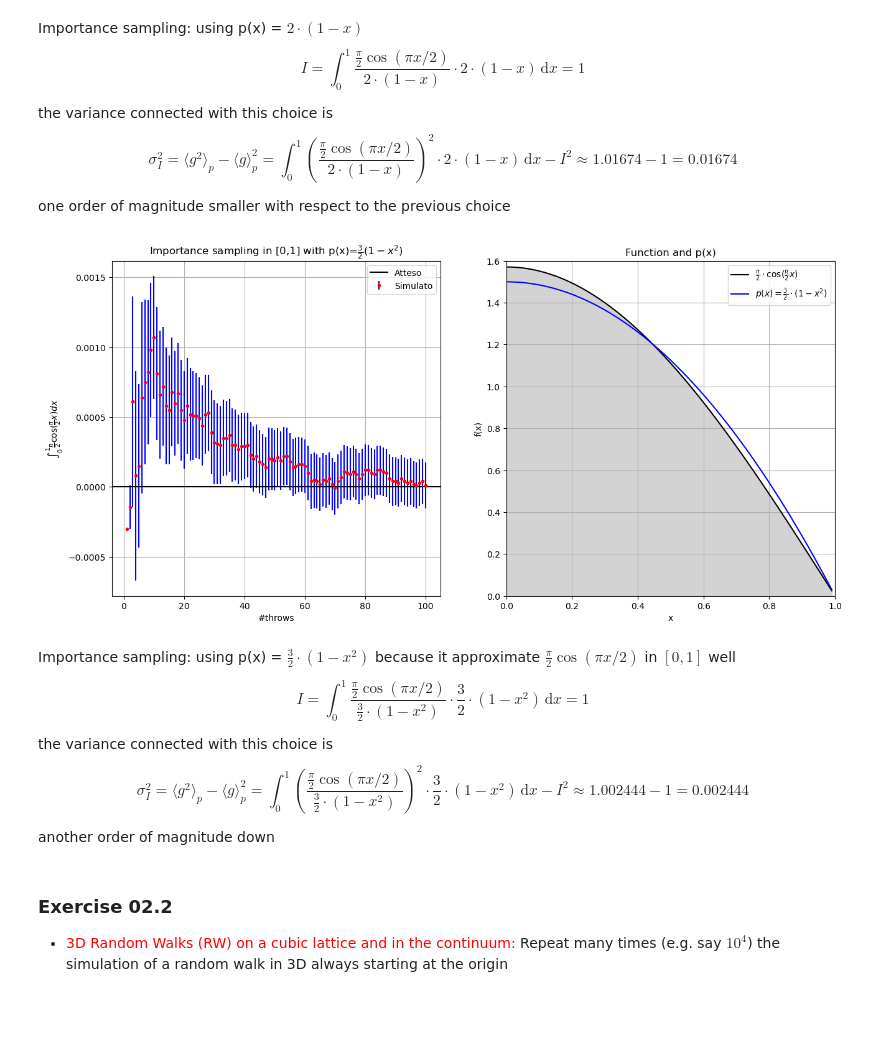
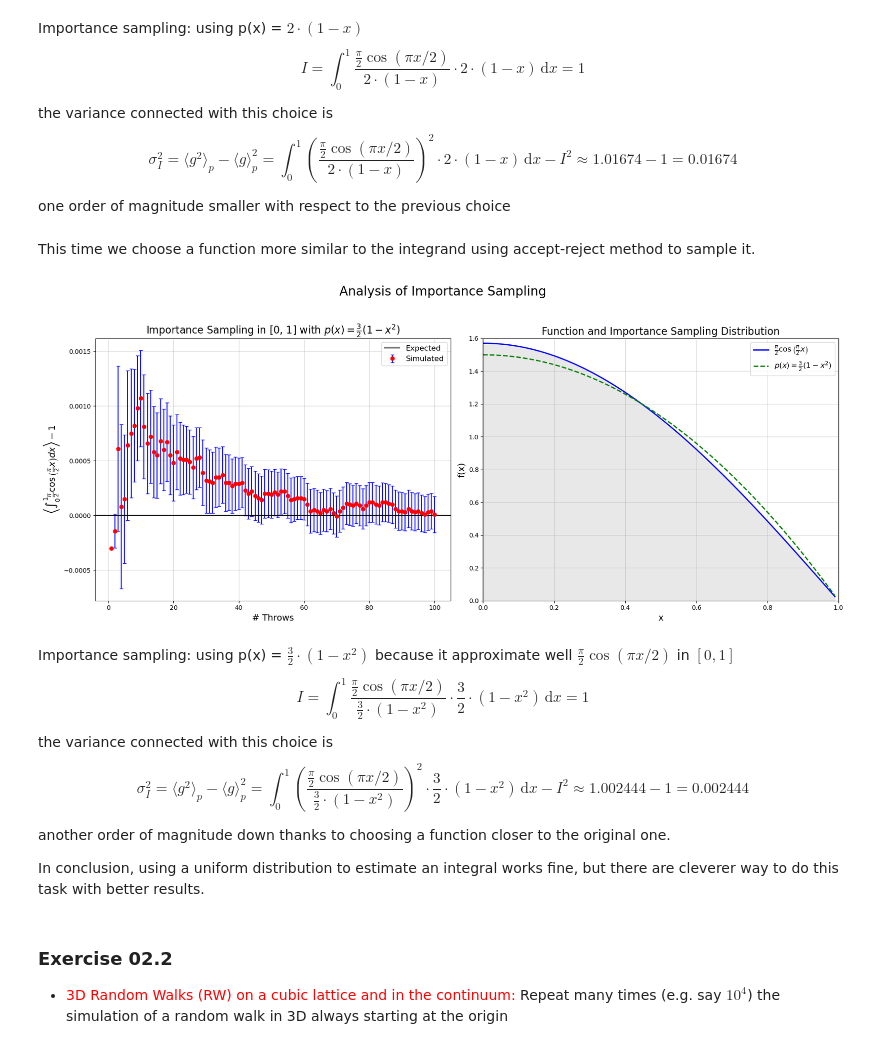
Before and after one commit to JiahaoMiao/LSN, a Jupyter notebook: Lezione_2/LSN_Exercises_02.ipynb, the cells around one changed output. Drawn from its saved outputs; the diff is of its cells as text; code cells hidden in the pictures; blank space fills up the shorter version.

```diff
--- a/Lezione_2/LSN_Exercises_02.ipynb
+++ b/Lezione_2/LSN_Exercises_02.ipynb
@@ -82,40 +117,60 @@ the variance connected with this choice is
 $$\sigma_I^2 = \langle g^2 \rangle_p - \langle g \rangle^2_p = \int_0^1 \left( \frac{\frac{\pi}{2}\cos(\pi x/2)}{2\cdot(1-x)} \right)^2 \cdot 2 \cdot (1-x) \, \mathrm{d}x - I^2 \approx 1.01674 -1 = 0.01674 $$
 
 one order of magnitude smaller with respect to the previous choice
+# %% [markdown]
+This time we choose a function more similar to the integrand using accept-reject method to sample it.
 # %%
-#importance sample with p(x)=3(1-x*x)/2  for x in [0,1]
-fig,(ax1,ax2) = plt.subplots(1,2,figsize=(15,7))
+# Create a figure with two subplots side by side
+fig, (ax1, ax2) = plt.subplots(1, 2, figsize=(18, 8))
 
-x, y , error = np.loadtxt("data/importance_sample2.dat", usecols=(0,1,2), delimiter=' ', unpack='true')
-ax1.errorbar(x,y-1,yerr=error, label='Simulato', color='red',ecolor='blue', fmt='.')
-ax1.axhline(y=0, color='black', linestyle='-', label='Atteso')
-ax1.set(xlabel='#throws', ylabel=r'$\int_0^1 \frac{\pi}{2}\cos(\frac{\pi}{2}x)dx$')
-ax1.set_title(r'Importance sampling in [0,1] with p(x)=$\frac{3}{2}(1-x^2)$')
+# Load data from 'importance_sample2.dat' file for the first subplot
+x, y, error = np.loadtxt("data/importance_sample2.dat", usecols=(0, 1, 2), delimiter=' ', unpack=True)
 
-x = np.arange(0,1,0.01) # generate x values from 0 to 1 with step 1
-ax2.plot(x,np.pi/2*np.cos(np.pi/2*x), label=r'$\frac{\pi}{2} \cdot \cos(\frac{\pi}{2}x)$', color='black')
-ax2.plot(x,3*(1-x*x)/2, color='blue', linestyle='-', label=r'$p(x)=\frac{3}{2} \cdot (1-x^2)$')
-ax2.set(xlabel='x', ylabel='f(x)')
-ax2.set_xlim(0,1)
-ax2.set_ylim(0,1.6)
-ax2.fill_between(x,0,np.pi/2*np.cos(np.pi/2*x), color='lightgrey')
-ax2.set_title('Function and p(x)')
+# First subplot: error bar plot for simulated data
+ax1.errorbar(x, y - 1, yerr=error, label='Simulated', color='red', ecolor='blue', fmt='o', capsize=3)
+ax1.axhline(y=0, color='black', linestyle='-', label='Expected')  # Expected value line at y=0
+ax1.set_xlabel('# Throws', fontsize=14)
+ax1.set_ylabel(r'$\left< \int_0^1 \frac{\pi}{2} \cos\left( \frac{\pi}{2} x \right) dx \right> - 1$', fontsize=14)
+ax1.set_title(r'Importance Sampling in [0, 1] with $p(x)=\frac{3}{2}(1-x^2)$', fontsize=16)
+ax1.legend(fontsize=12)
+ax1.grid(True, alpha=0.5)
 
-for ax in fig.get_axes():
-    ax.grid()
-    ax.legend()
+# Generate x values from 0 to 1 with a step of 0.01 for the second subplot
+x = np.arange(0, 1, 0.01)
+
+# Second subplot: plot the function and the importance sampling distribution
+ax2.plot(x, np.pi / 2 * np.cos(np.pi / 2 * x), label=r'$\frac{\pi}{2} \cos\left( \frac{\pi}{2} x \right)$', color='blue', linewidth=2)
+ax2.plot(x, 3 * (1 - x**2) / 2, color='green', linestyle='--', label=r'$p(x)=\frac{3}{2} (1 - x^2)$', linewidth=2)
+ax2.set_xlabel('x', fontsize=14)
+ax2.set_ylabel('f(x)', fontsize=14)
+ax2.set_xlim(0, 1)
+ax2.set_ylim(0, 1.6)
+ax2.fill_between(x, 0, np.pi / 2 * np.cos(np.pi / 2 * x), color='lightgray', alpha=0.5)
+ax2.set_title('Function and Importance Sampling Distribution', fontsize=16)
+ax2.legend(fontsize=12)
+ax2.grid(True, alpha=0.5)
+
+# Set the main title for the figure
+fig.suptitle('Analysis of Importance Sampling', fontsize=20)
+
+# Adjust layout to prevent overlapping and ensure readability
+plt.tight_layout(rect=[0, 0.03, 1, 0.95])
+
+# Display the plot
 plt.show()
 # %% [output]
-[figure, old version]
+[figure, new version]
 # %% [markdown]
-Importance sampling: using p(x) =   $\frac{3}{2} \cdot (1-x^2)$ because it approximate $\frac{\pi}{2}\cos(\pi x/2)$ in $[0,1]$ well
+Importance sampling: using p(x) =   $\frac{3}{2} \cdot (1-x^2)$ because it approximate well $\frac{\pi}{2}\cos(\pi x/2)$ in $[0,1]$
 
 $$I = \int_0^1 \frac{\frac{\pi}{2}\cos(\pi x/2)}{\frac{3}{2} \cdot (1-x^2)} \cdot \frac{3}{2} \cdot (1-x^2)  \, \mathrm{d}x = 1$$
 
 the variance connected with this choice is
 $$\sigma_I^2 = \langle g^2 \rangle_p - \langle g \rangle^2_p = \int_0^1 \left( \frac{\frac{\pi}{2}\cos(\pi x/2)}{\frac{3}{2} \cdot (1-x^2)} \right)^2 \cdot \frac{3}{2} \cdot (1-x^2) \, \mathrm{d}x - I^2 \approx 1.002444-1 = 0.002444 $$
 
-another order of magnitude down
+another order of magnitude down thanks to choosing a function closer to the original one.
+
+In conclusion, using a uniform distribution to estimate an integral works fine, but there are cleverer way to do this task with better results.
 # %% [markdown]
 ### Exercise 02.2
 - <span style="color:red">3D Random Walks (RW) on a cubic lattice and in the continuum:</span> Repeat many times (e.g. say $10^4$) the simulation of a random walk in 3D always starting at the origin
```
Also changed, not shown: parts of 7 cells of this notebook.
